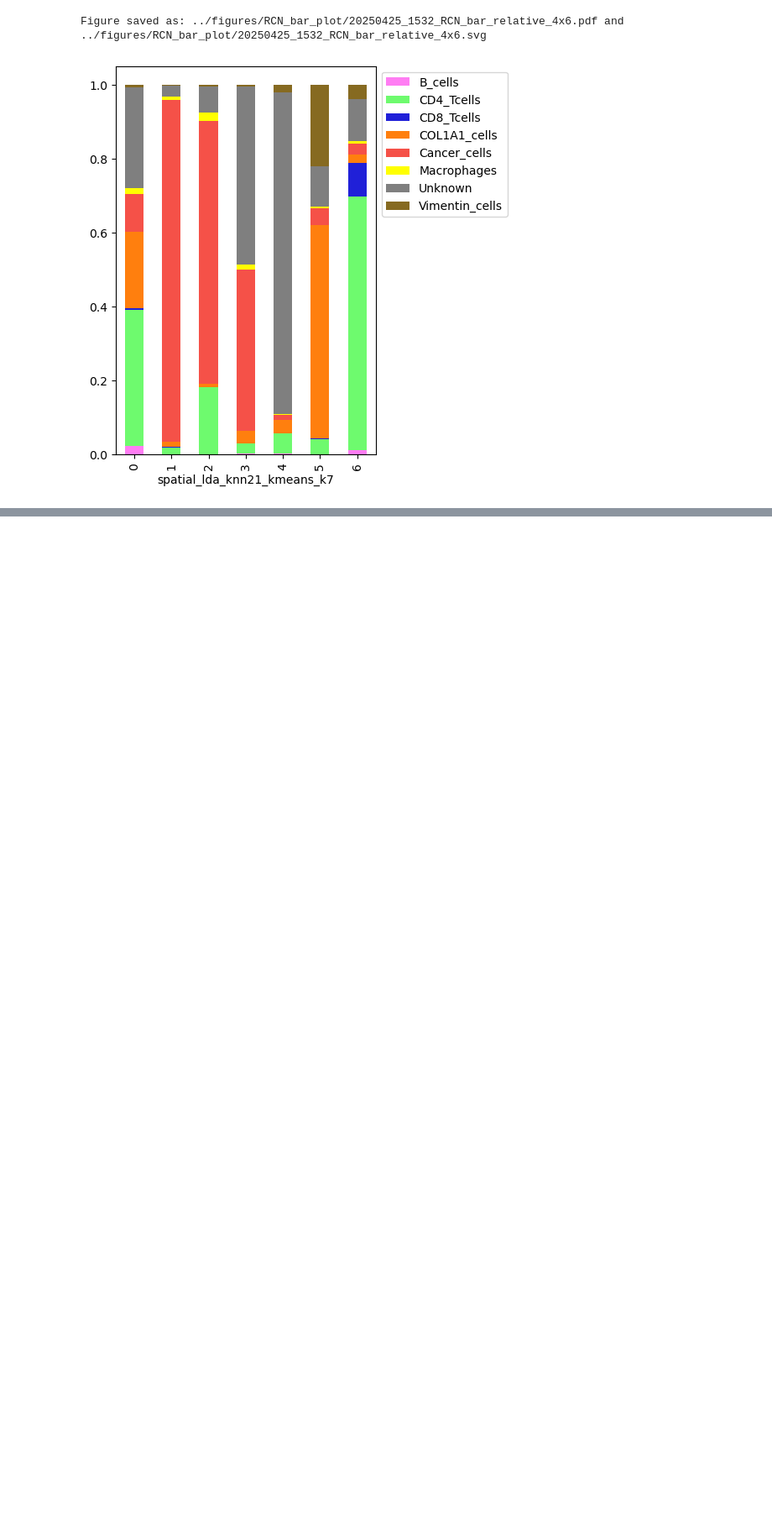
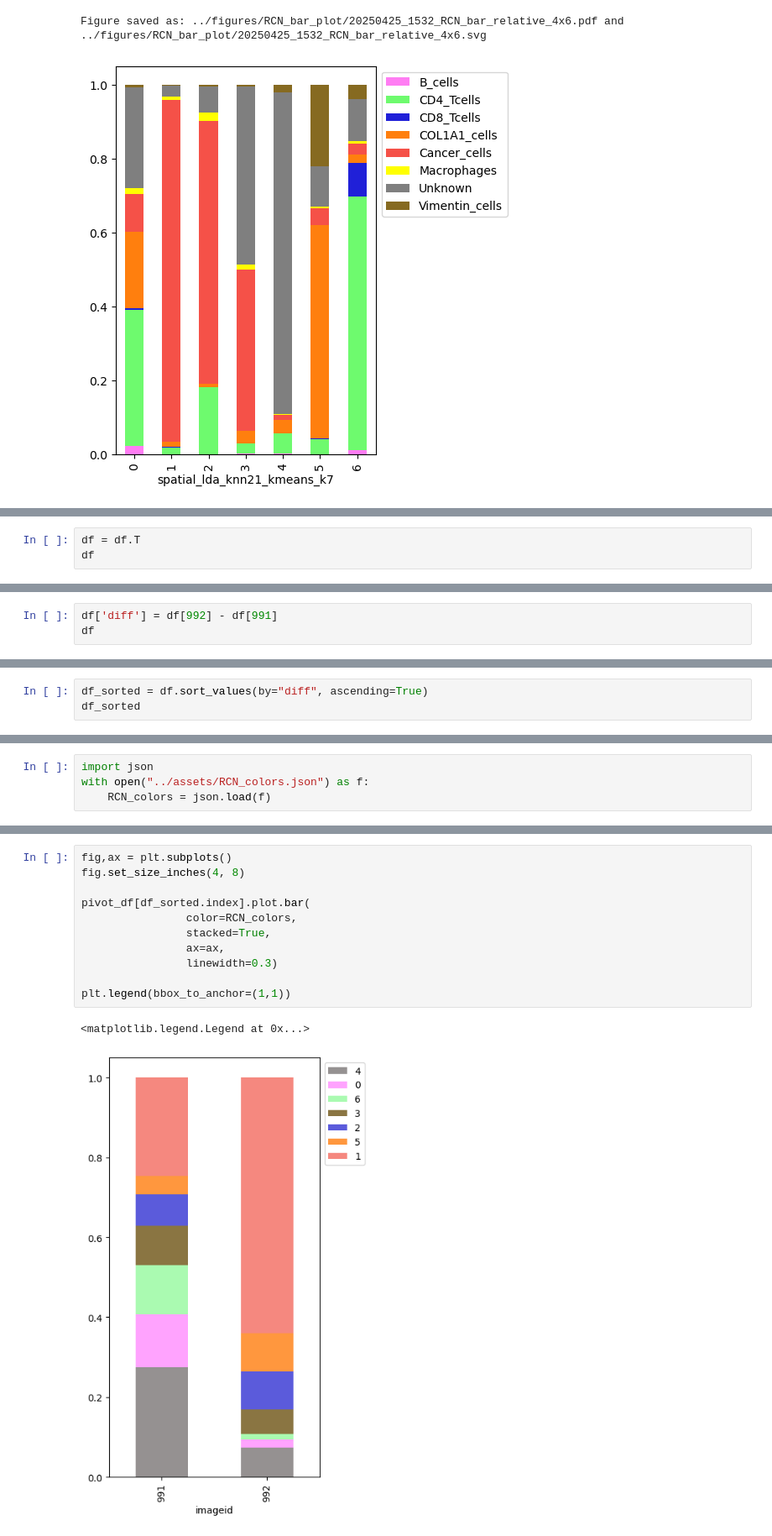
Before and after one commit to josenimo/P26_DA, a Jupyter notebook: nbs/4_CellularNeighborhoods_991_992.ipynb, the cells around one changed output, grey strips where cells are left out. Shown at 84% size. Drawn from its saved outputs; the diff is of its cells as text; blank space fills up the shorter version.

```diff
--- a/nbs/4_CellularNeighborhoods_991_992.ipynb
+++ b/nbs/4_CellularNeighborhoods_991_992.ipynb
@@ -721,0 +957,3 @@ Figure saved as: ../figures/RCN_bar_plot/20250425_1532_RCN_bar_relative_4x6.pdf
+# %%
+df = df.T
+df
@@ -721,0 +970,3 @@ Figure saved as: ../figures/RCN_bar_plot/20250425_1532_RCN_bar_relative_4x6.pdf
+# %%
+df['diff'] = df[992] - df[991]
+df
@@ -721,0 +983,3 @@ Figure saved as: ../figures/RCN_bar_plot/20250425_1532_RCN_bar_relative_4x6.pdf
+# %%
+df_sorted = df.sort_values(by="diff", ascending=True)
+df_sorted
@@ -721,0 +996,4 @@ Figure saved as: ../figures/RCN_bar_plot/20250425_1532_RCN_bar_relative_4x6.pdf
+# %%
+import json
+with open("../assets/RCN_colors.json") as f:
+    RCN_colors = json.load(f)
@@ -721,0 +1018,14 @@ Figure saved as: ../figures/RCN_bar_plot/20250425_1532_RCN_bar_relative_4x6.pdf
+# %%
+fig,ax = plt.subplots()
+fig.set_size_inches(4, 8)
+
+pivot_df[df_sorted.index].plot.bar(
+                color=RCN_colors,
+                stacked=True,
+                ax=ax,
+                linewidth=0.3)
+
+plt.legend(bbox_to_anchor=(1,1))
+# %% [output]
+<matplotlib.legend.Legend at 0x...>
+[figure, added]
```
Also changed, not shown: parts of 55 cells of this notebook, 35 other files.
